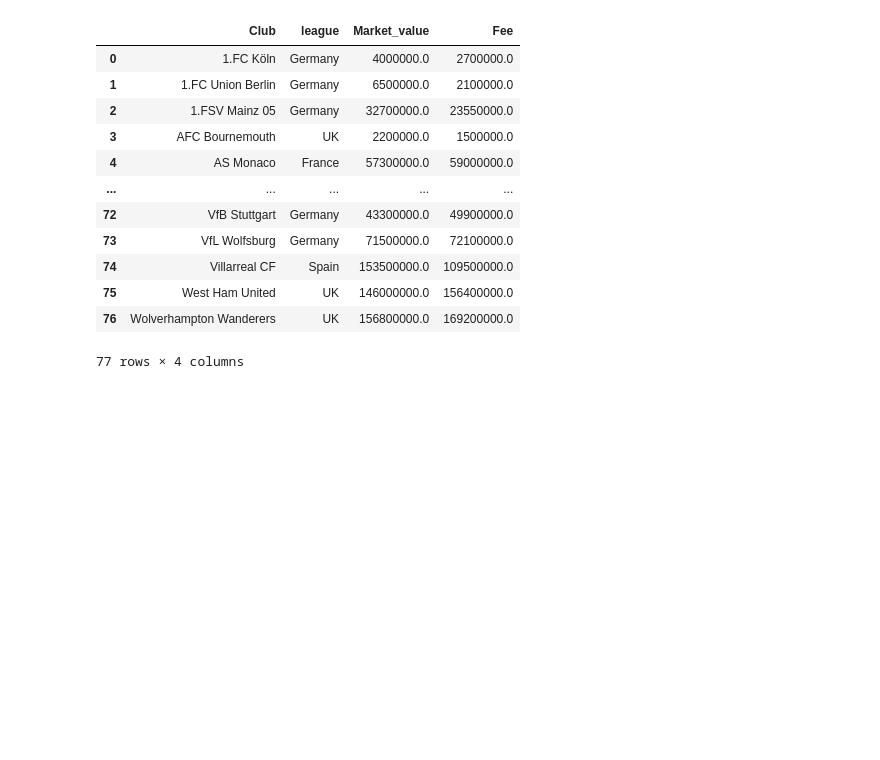
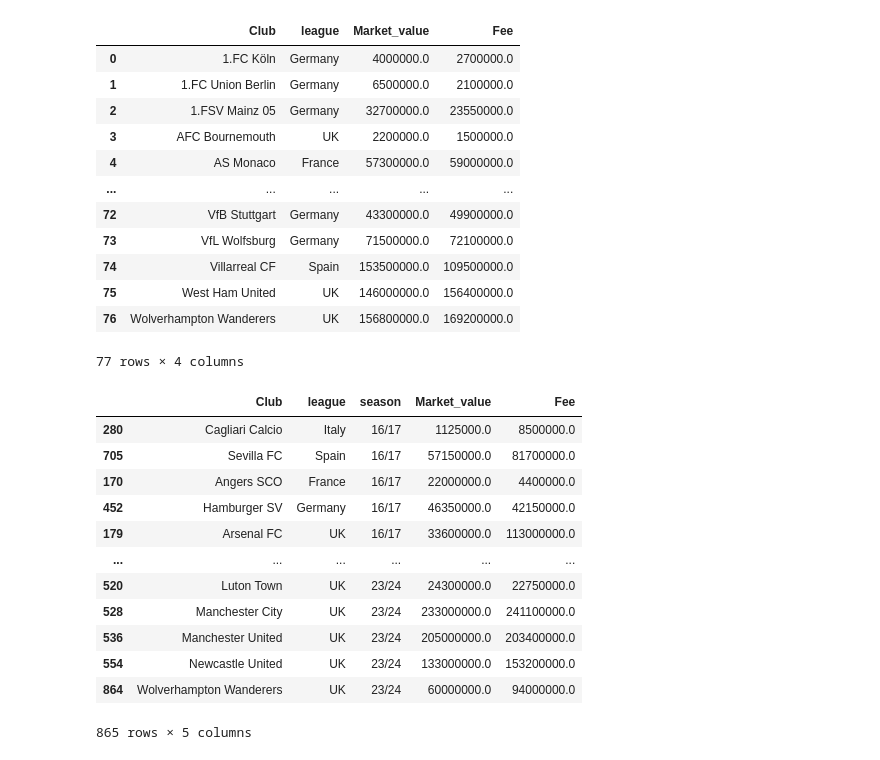
Before and after one commit to j-janiszewski/communicating_with_data, a Jupyter notebook: final_project/transfers.ipynb, the cells around one changed output. Saved outputs shown, nothing was run; the diff lists cells and outputs as text; code cells hidden in the pictures; blank space fills up the shorter version.

```diff
--- a/final_project/transfers.ipynb
+++ b/final_project/transfers.ipynb
@@ -115,6 +192,24 @@ outs
 | 75 | West Ham United | UK | 146000000.0 | 156400000.0 |
 | 76 | Wolverhampton Wanderers | UK | 156800000.0 | 169200000.0 |
 77 rows × 4 columns
+# %%
+ins=ins.sort_values("season")
+# %%
+ins
+# %% [output]
+|  | Club | league | season | Market_value | Fee |
+| 280 | Cagliari Calcio | Italy | 16/17 | 1125000.0 | 8500000.0 |
+| 705 | Sevilla FC | Spain | 16/17 | 57150000.0 | 81700000.0 |
+| 170 | Angers SCO | France | 16/17 | 22000000.0 | 4400000.0 |
+| 452 | Hamburger SV | Germany | 16/17 | 46350000.0 | 42150000.0 |
+| 179 | Arsenal FC | UK | 16/17 | 33600000.0 | 113000000.0 |
+| ... | ... | ... | ... | ... | ... |
+| 520 | Luton Town | UK | 23/24 | 24300000.0 | 22750000.0 |
+| 528 | Manchester City | UK | 23/24 | 233000000.0 | 241100000.0 |
+| 536 | Manchester United | UK | 23/24 | 205000000.0 | 203400000.0 |
+| 554 | Newcastle United | UK | 23/24 | 133000000.0 | 153200000.0 |
+| 864 | Wolverhampton Wanderers | UK | 23/24 | 60000000.0 | 94000000.0 |
+865 rows × 5 columns
 # %%
 import plotly.express as px
 
```
Also changed, not shown: parts of 18 cells of this notebook, 1 other file.
